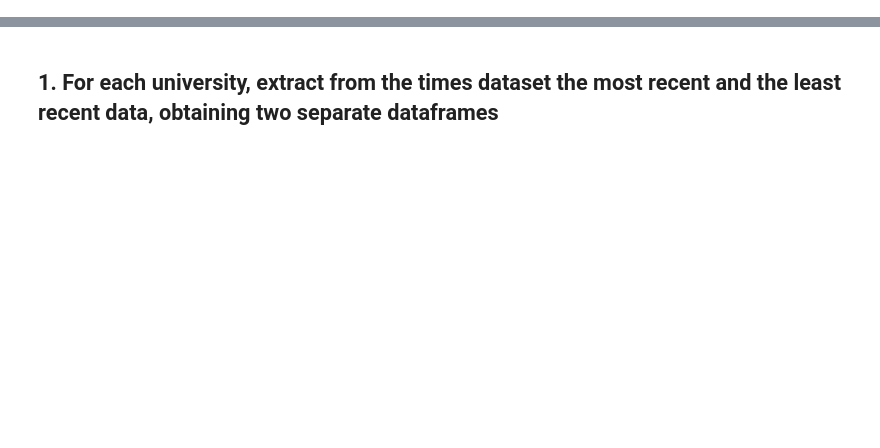
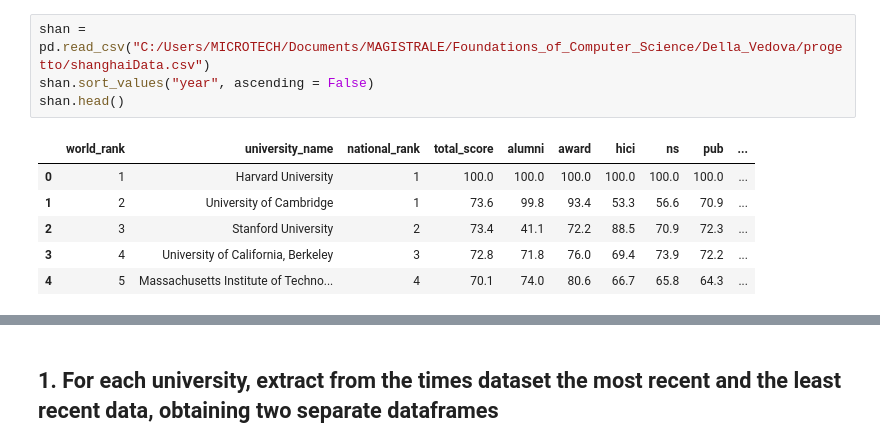
Before and after one commit to giodefa96/Final_Project_CS_A51, a Jupyter notebook: Script-matteo.ipynb, the cells around one changed output, grey strips where cells are left out. Saved outputs shown, nothing was run; the diff lists cells and outputs as text; blank space fills up the shorter version.

```diff
--- a/Script-matteo.ipynb
+++ b/Script-matteo.ipynb
@@ -0,0 +72,11 @@
+# %%
+shan = pd.read_csv("C:/Users/MICROTECH/Documents/MAGISTRALE/Foundations_of_Computer_Science/Della_Vedova/progetto/shanghaiData.csv")
+shan.sort_values("year", ascending = False)
+shan.head()
+# %% [output]
+|  | world_rank | university_name | national_rank | total_score | alumni | award | hici | ns | pub | ... |
+| 0 | 1 | Harvard University | 1 | 100.0 | 100.0 | 100.0 | 100.0 | 100.0 | 100.0 | ... |
+| 1 | 2 | University of Cambridge | 1 | 73.6 | 99.8 | 93.4 | 53.3 | 56.6 | 70.9 | ... |
+| 2 | 3 | Stanford University | 2 | 73.4 | 41.1 | 72.2 | 88.5 | 70.9 | 72.3 | ... |
+| 3 | 4 | University of California, Berkeley | 3 | 72.8 | 71.8 | 76.0 | 69.4 | 73.9 | 72.2 | ... |
+| 4 | 5 | Massachusetts Institute of Techno... | 4 | 70.1 | 74.0 | 80.6 | 66.7 | 65.8 | 64.3 | ... |
```
Also changed, not shown: parts of 18 cells of this notebook.
